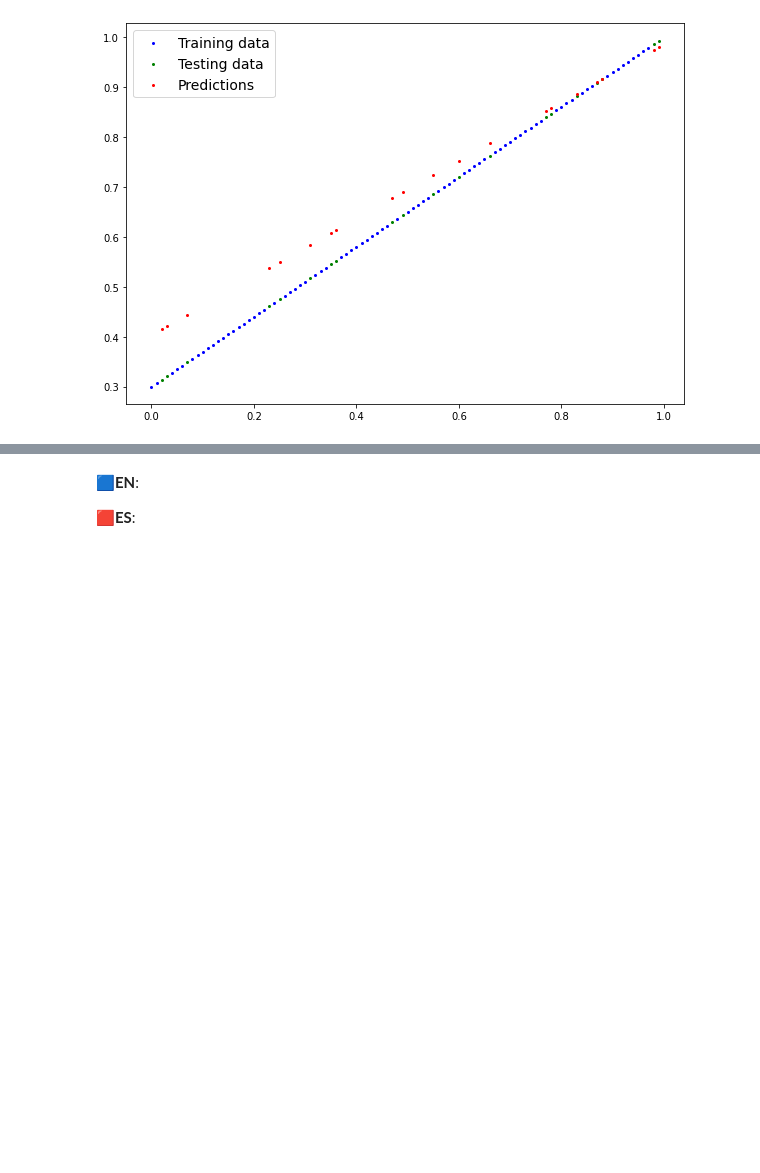
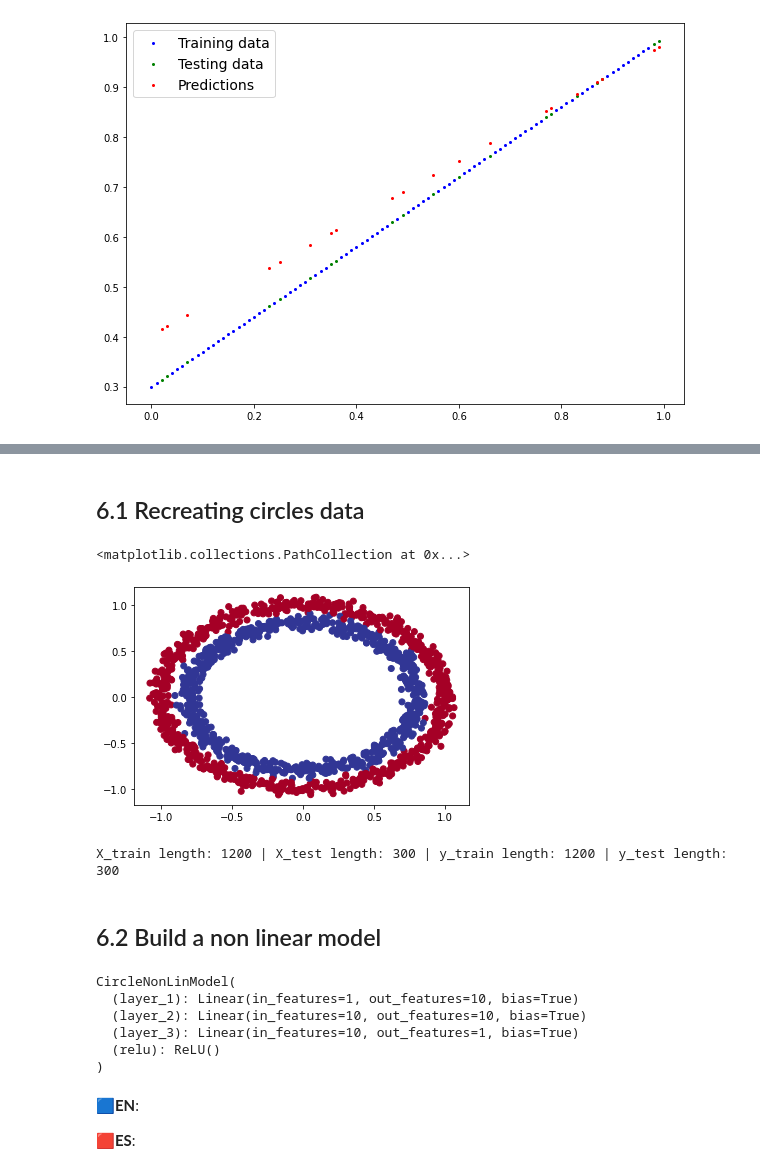
Before and after one commit to fxop0218/Tutorial-PyTorchForBeginners, a Jupyter notebook: Classification_PyTorch_Beginners.ipynb, the cells around one changed output, grey strips where cells are left out. Drawn from its saved outputs; the diff is of its cells as text; code cells hidden in the pictures; blank space fills up the shorter version.

```diff
--- a/Classification_PyTorch_Beginners.ipynb
+++ b/Classification_PyTorch_Beginners.ipynb
@@ -721,3 +727,62 @@ plot_predictions(train_data=X_train_reg.cpu(),
+# %% [markdown]
+## 6.1 Recreating circles data
+# %%
+import matplotlib.pyplot as plt
+from sklearn.datasets import make_circles
+
+n_samp = 1500
+
+X, y = make_circles(n_samp,
+                    noise = 0.04,
+                    random_state = 10)
+# %%
+plt.scatter(X[:, 0], X[:, 1], c=y, cmap=plt.cm.RdYlBu)
+# %% [output]
+<matplotlib.collections.PathCollection at 0x...>
+[figure, added]
+# %%
+# Data => tensors
+
+import torch
+from sklearn.model_selection import train_test_split
+
+# Data into tensors
+X = torch.from_numpy(X).type(torch.float)
+y = torch.from_numpy(y).type(torch.float)
+
+# Split
+
+X_train, X_test, y_train, y_test = train_test_split(X, y, train_size = 0.8)
+
+print(f"X_train length: {len(X_train)} | X_test length: {len(X_test)} | y_train length: {len(y_train)} | y_test length: {len(y_test)}")
+# %% [output]
+X_train length: 1200 | X_test length: 300 | y_train length: 1200 | y_test length: 300
+# %% [markdown]
+## 6.2 Build a non linear model
+# %%
+from torch import nn
+
+class CircleNonLinModel(nn.Module):
+  def __init__(self):
+    super().__init__()
+    self.layer_1 = nn.Linear(in_features = 1, out_features=10)
+    self.layer_2 = nn.Linear(in_features = 10, out_features=10)
+    self.layer_3 = nn.Linear(in_features = 10, out_features=1)
+    self.relu = nn.ReLU()
+
+  def forward(self, x):
+    return self.layer_3(self.relu(self.layer_2(self.relu(self.layer_1(x)))))
+
+
+model_nl = CircleNonLinModel().to(device)
+model_nl
+# %% [output]
+CircleNonLinModel(
+  (layer_1): Linear(in_features=1, out_features=10, bias=True)
+  (layer_2): Linear(in_features=10, out_features=10, bias=True)
+  (layer_3): Linear(in_features=10, out_features=1, bias=True)
+  (relu): ReLU()
+)
 # %% [markdown]
 **🟦EN**:
 
```
Also changed, not shown: parts of 2 cells of this notebook.
